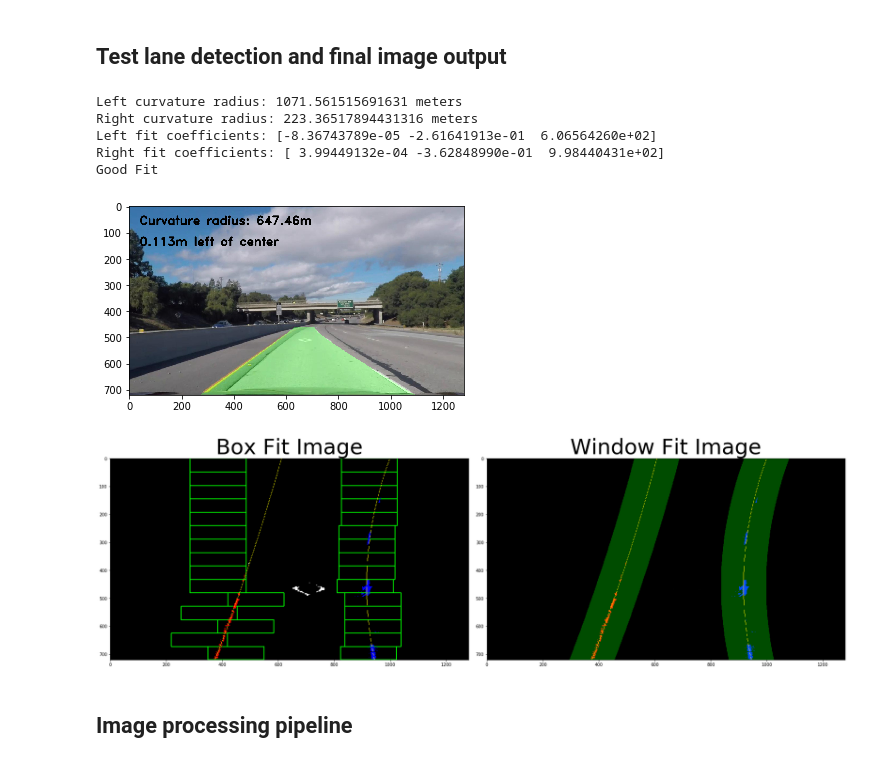
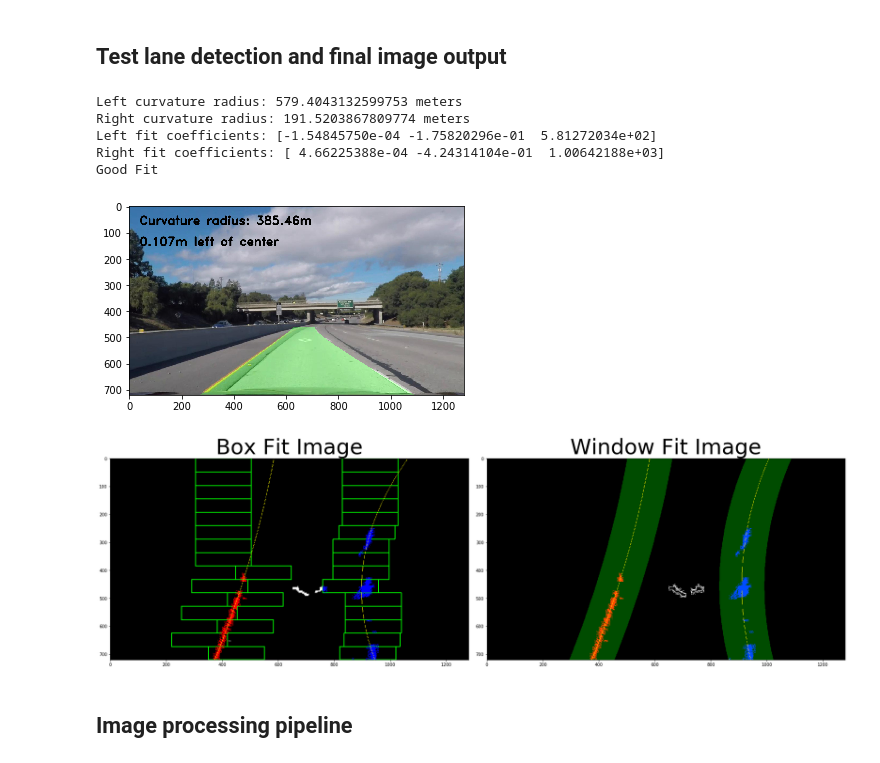
Before and after one commit to DmitriySemenov/SDCE_Project2_Advanced-Lane-Lines, a Jupyter notebook: AdvancedLaneLineDetection.ipynb, the cells around one changed output. Drawn from its saved outputs; the diff is of its cells as text; code cells hidden in the pictures.

Commit message:
- Added more images for the writeup.

```diff
--- a/AdvancedLaneLineDetection.ipynb
+++ b/AdvancedLaneLineDetection.ipynb
@@ -212,7 +212,7 @@ def thresholding(img, sx_thresh = (20, 90), l_thresh=(200, 255), h_thresh=(20, 3
 
     # Combine the binary thresholds
     combined_binary = np.zeros_like(l_binary)
-    combined_binary[((sxbinary == 1) & (use_sobel == 1)) | (l_binary == 1) | ((h_binary == 1) & (v_binary == 1))] = 255
+    combined_binary[((sxbinary == 1) & (use_sobel == 1)) | (l_binary == 1) | ((h_binary == 1) & (v_binary == 1))] = 1
     return combined_binary
 
 # Create warped directory, if it doesn't exist
@@ -235,16 +235,17 @@ for fname in undistimages:
     filename = os.path.basename(fname)
     thresholded = thresholding(img)
     cv2.imwrite(thresh_dir+filename,thresholded)
+    cv2.imwrite(thresh_dir+"scaled_"+filename,thresholded*255)
 
     # Plot the original and warped images (convert back to RGB for matplotlib)
     img = cv2.cvtColor(img,cv2.COLOR_BGR2RGB)
-    thresholded = cv2.cvtColor(thresholded,cv2.COLOR_GRAY2RGB)
+    #thresholded = cv2.cvtColor(thresholded,cv2.COLOR_GRAY2RGB)
     if all_debug_plots or idx == 1:
         f, (ax1, ax2) = plt.subplots(1, 2, figsize=(24, 9))
         f.tight_layout()
         ax1.imshow(img)
         ax1.set_title('Undistorted Image', fontsize=50)
-        ax2.imshow(thresholded)
+        ax2.imshow(thresholded, cmap = 'gray')
         ax2.set_title('Thresholded Image', fontsize=50)
         plt.subplots_adjust(left=0., right=1, top=0.9, bottom=0.)
         plt.show()
@@ -258,11 +259,13 @@ Done with thresholding.
 # %%
 def warpimg(img, M):
     """ Warp image img using transform matrix M. """
+    img_size = (img.shape[1], img.shape[0])
     warped = cv2.warpPerspective(img, M, img_size, flags=cv2.INTER_LINEAR)
     return warped
 
 def unwarpimg(img, Minv):
     """ Unwarp image img using transform matrix Minv. """
+    img_size = (img.shape[1], img.shape[0])
     unwarped = cv2.warpPerspective(img, Minv, img_size, flags=cv2.INTER_LINEAR)
     return unwarped
 
@@ -307,7 +310,7 @@ idx = 0
 for fname in threshimages:
     idx += 1
 
-    img = cv2.imread(fname)
+    img = cv2.imread(fname)*255
     filename = os.path.basename(fname)
     warped = warpimg(img, M)
     cv2.imwrite(warped_dir+filename,warped)
@@ -320,11 +323,11 @@ for fname in threshimages:
         f.tight_layout()
         srcpoly = plt.Polygon(src, closed = True, fill = False, color = 'r', linewidth = 3)
         ax1.add_patch(srcpoly)
-        ax1.imshow(img)
+        ax1.imshow(img, cmap='gray')
         ax1.set_title('Thresholded Image', fontsize=50)
         dstpoly = plt.Polygon(dst, closed = True, fill = False, color = 'r', linewidth = 3)
         ax2.add_patch(dstpoly)
-        ax2.imshow(warped)
+        ax2.imshow(warped, cmap='gray')
         ax2.set_title('Warped Image', fontsize=50)
         plt.subplots_adjust(left=0., right=1, top=0.9, bottom=0.)
         plt.show()
@@ -740,45 +739,44 @@ for fname in warpedimages:
     idx += 1
 
     if all_debug_plots or idx == 1:
-        img = cv2.imread(fname, cv2.IMREAD_GRAYSCALE)
+        binary = cv2.imread(fname, cv2.IMREAD_GRAYSCALE)
         undist = cv2.imread(undistimages[idx-1])
         filename = os.path.basename(fname)
-        binary = binary_threshold(img)
 
         left_fit, right_fit, left_fit_cr, right_fit_cr, box_img = fit_polynomial_box(binary)
         left_fit, right_fit, left_fit_cr, right_fit_cr, window_img = fit_polynomial_window(binary, left_fit, right_fit)
         left_curv_rad, right_curv_rad, curve_rad, center_offset = measure_curvature_real(binary, left_fit_cr, right_fit_cr)
         print("Left curvature radius: " + str(left_curv_rad) + " meters")
         print("Right curvature radius: " + str(right_curv_rad) + " meters")
 
         unwarped_img = draw_lane_bounds(binary, undist, left_fit, right_fit, Minv)
         final_img = draw_data(unwarped_img, curve_rad, center_offset)
         plt.imshow(cv2.cvtColor(final_img, cv2.COLOR_BGR2RGB))
 
         print("Left fit coefficients: "+ str(left_fit))
         print("Right fit coefficients: "+ str(right_fit))
         left_fit, right_fit = check_fit(binary, left_fit, right_fit)
         if left_fit is None or right_fit is None:
             print("Bad Fit")
         else:
             print("Good Fit")
 
         f, (ax1, ax2) = plt.subplots(1, 2, figsize=(24, 9))
         f.tight_layout()
         ax1.imshow(box_img)
         ax1.set_title('Box Fit Image', fontsize=50)
         ax2.imshow(window_img)
         ax2.set_title('Window Fit Image', fontsize=50)
         plt.subplots_adjust(left=0., right=1, top=0.9, bottom=0.)
         plt.show()
 # %% [output]
-Left curvature radius: 1071.561515691631 meters
-Right curvature radius: 223.36517894431316 meters
-Left fit coefficients: [-8.36743789e-05 -2.61641913e-01  6.06564260e+02]
-Right fit coefficients: [ 3.99449132e-04 -3.62848990e-01  9.98440431e+02]
+Left curvature radius: 579.4043132599753 meters
+Right curvature radius: 191.5203867809774 meters
+Left fit coefficients: [-1.54845750e-04 -1.75820296e-01  5.81272034e+02]
+Right fit coefficients: [ 4.66225388e-04 -4.24314104e-01  1.00642188e+03]
 Good Fit
 [figure]
-[figure, old version]
+[figure, new version]
 # %% [markdown]
 ## Image processing pipeline
 # %%
```
Also changed, not shown: parts of 8 cells of this notebook, 57 other files.
